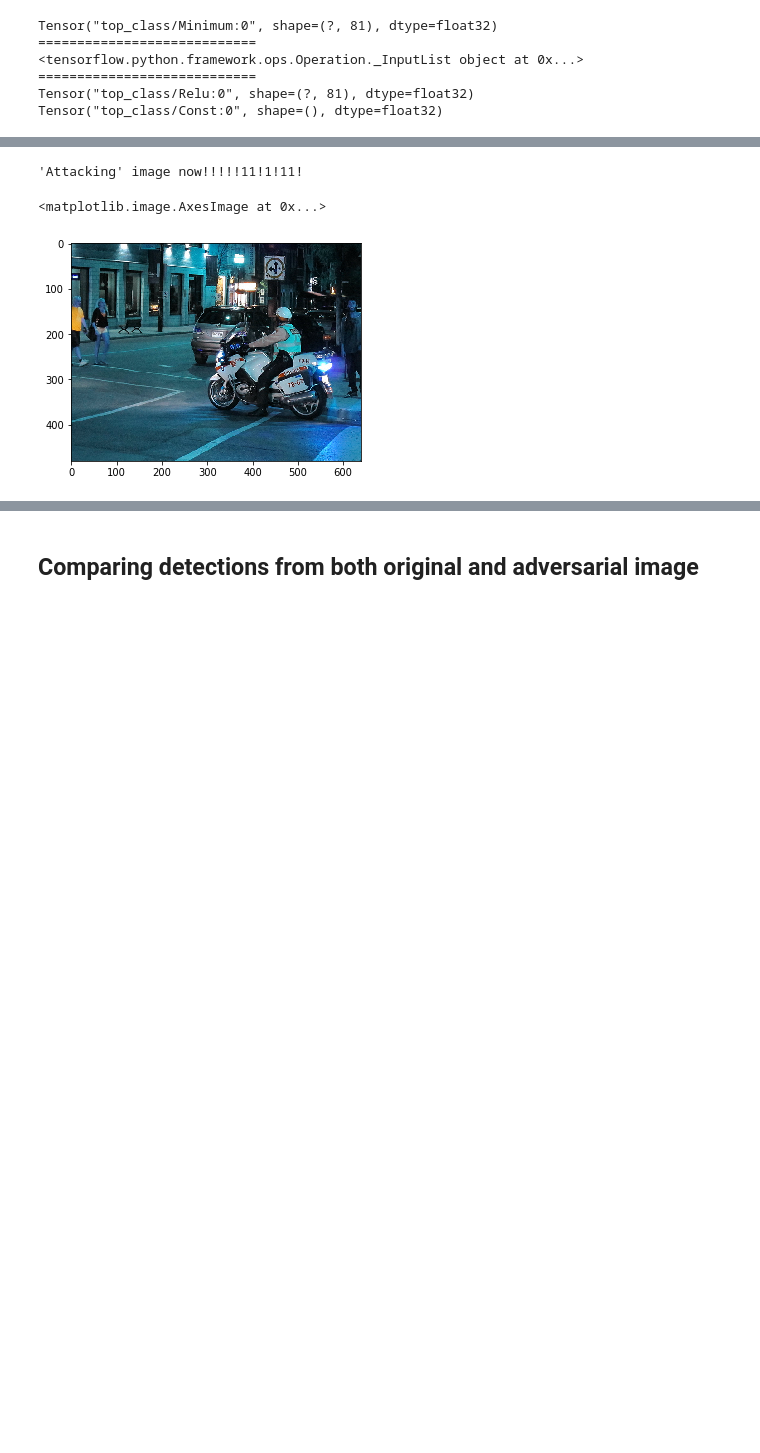
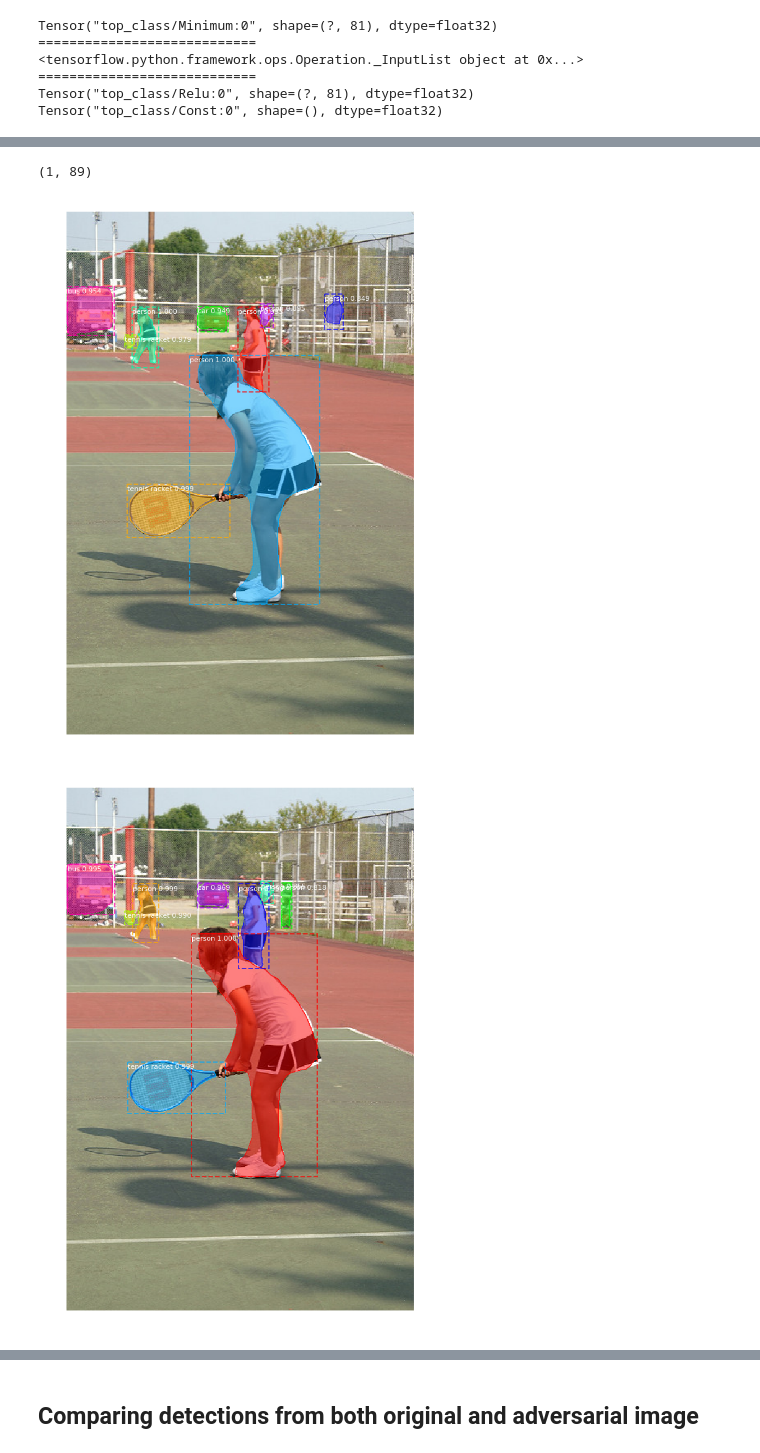
Before and after one commit to EdgeCaseResearch/Mask_RCNN, a Jupyter notebook: foolbox_demo.ipynb, the cells around one changed output, grey strips where cells are left out. Drawn from its saved outputs; the diff is of its cells as text; code cells hidden in the pictures; blank space fills up the shorter version.

Commit message:
Created framework for arbitrary attacks on arbitrary SUTs

```diff
--- a/foolbox_demo.ipynb
+++ b/foolbox_demo.ipynb
@@ -218,8 +224,8 @@ Tensor("top_class/Minimum:0", shape=(?, 81), dtype=float32)
 Tensor("top_class/Relu:0", shape=(?, 81), dtype=float32)
 Tensor("top_class/Const:0", shape=(), dtype=float32)
 # %%
-fModel = foolbox.models.ECRKerasModel(model.keras_model, bounds=(0,255), num_classes=81)
+fModel = foolbox.models.ECRKerasModel(model.keras_model, bounds=(0,255), num_classes=81, input_image_idx=0, output_label_idx=1)
 threshold = 0.5
 criterion = foolbox.criteria.ConfidentMisclassification(threshold)
-attack = foolbox.attacks.ECRTestAttack(model=fModel)
+augment = foolbox.attacks.ECRAugmentAttack(model=fModel)
 # attack = foolbox.attacks.FGSM(model=fModel, criterion=criterion)
@@ -226,8 +235,36 @@ attack = foolbox.attacks.ECRTestAttack(model=fModel)
-# %%
-adversarial_img = attack(image)
-adversarial_img_int = adversarial_img.astype(int)
-plt.imshow(adversarial_img)
-# %% [output]
-'Attacking' image now!!!!!11!1!11!
-<matplotlib.image.AxesImage at 0x...>
-[figure, removed]
+# %%
+print(image_metas.shape)
+# %% [output]
+(1, 89)
+# %%
+def convertToMrcnnForm(image):
+    molded_images, image_metas, windows = model.mold_inputs([image])
+    molded_image = molded_images[0]
+    image_metadata = image_metas[0]
+    return [[molded_image], [image_metadata]]
+
+def wrapInArray(image):
+    return [image]
+
+attack_result = augment(image, prediction_fn=model.detect, conversion_fn=wrapInArray)
+attack_result = attack_result[0]
+
+visualize.display_instances(image,
+                            attack_result['rois'],
+                            attack_result['masks'],
+                            attack_result['class_ids'],
+                            class_names,
+                            attack_result['scores'])
+
+attack_result = augment(image, augmentation=InvertColorsAugmentation, prediction_fn=model.detect, conversion_fn=wrapInArray)
+attack_result = attack_result[0]
+
+visualize.display_instances(image,
+                            attack_result['rois'],
+                            attack_result['masks'],
+                            attack_result['class_ids'],
+                            class_names,
+                            attack_result['scores'])
+# %% [output]
+[figure, added]
+[figure, added]
```
Also changed, not shown: parts of 12 cells of this notebook, 6 other files.
